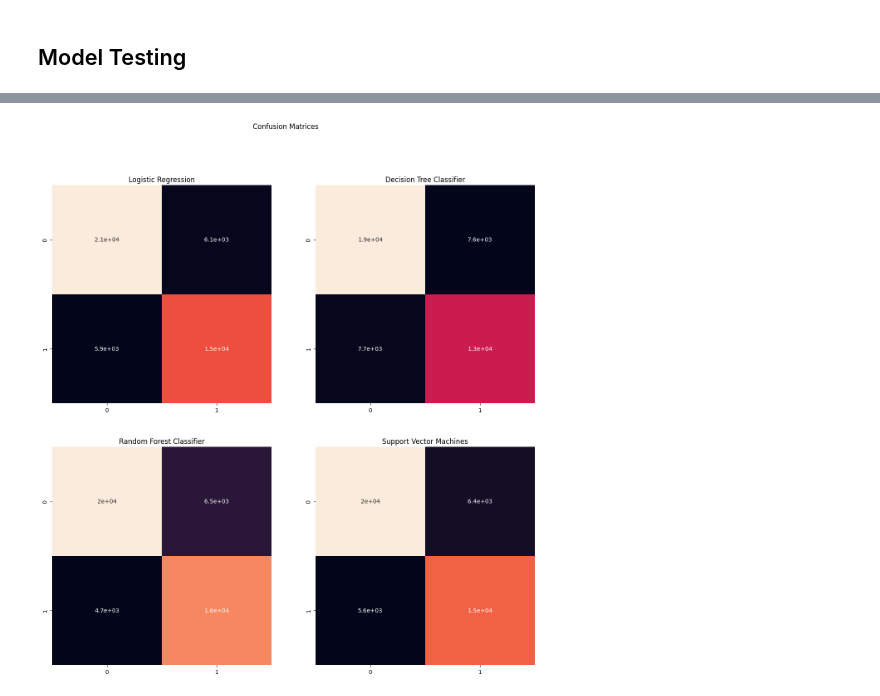
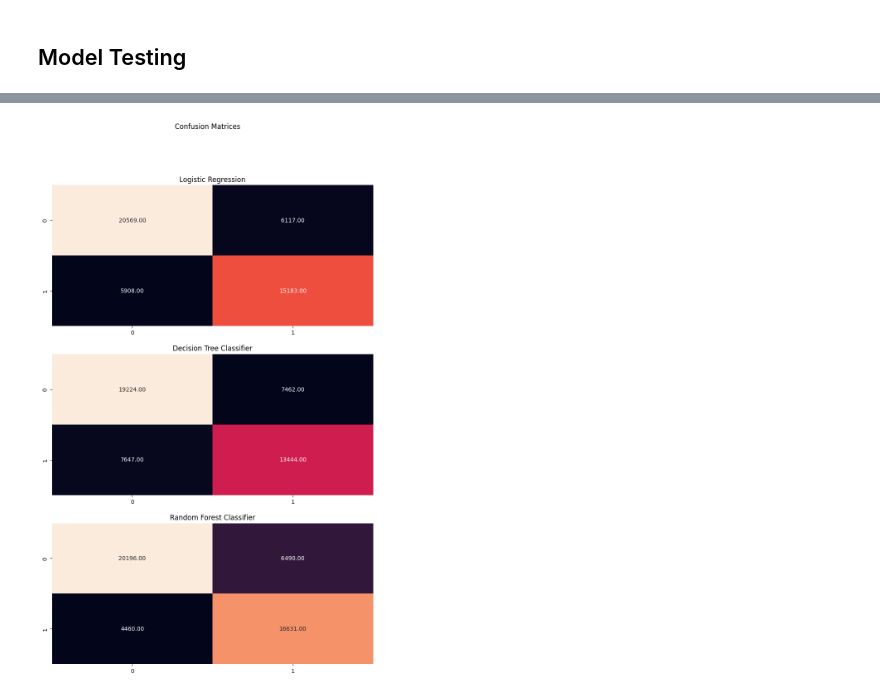
Before and after one commit to Ajinkya-18/Smoker-Detection, a Jupyter notebook: notebooks/smoker_detection.ipynb, the cells around one changed output, grey strips where cells are left out. Saved outputs shown, nothing was run; the diff lists cells and outputs as text; code cells hidden in the pictures.

```diff
--- a/notebooks/smoker_detection.ipynb
+++ b/notebooks/smoker_detection.ipynb
@@ -261,10 +236,12 @@ from sklearn.neighbors import
 # %%
-lr = LogisticRegression()
-dtc = DecisionTreeClassifier()
-rfc = RandomForestClassifier()
-svc = LinearSVC()
+lr = LogisticRegression(penalty='elasticnet', C=1.0, solver='saga', l1_ratio=0.5,
+                        random_state=42, max_iter=10000, n_jobs=5)
+
+dtc = DecisionTreeClassifier(random_state=42)
+
+rfc = RandomForestClassifier(n_estimators=500, bootstrap=True, oob_score=True,
+                             n_jobs=5, random_state=42, verbose=1)
 # %%
 lr.fit(x_train_scaled, y_train)
-dtc.fit(x_train_scaled, y_train)
-rfc.fit(x_train_scaled, y_train)
-svc.fit(x_train_scaled, y_train)
+dtc.fit(x_train, y_train)
+rfc.fit(x_train, y_train)
@@ -273,7 +250,8 @@ LinearSVC()
+# %%
+x_val_scaled = scaler.transform(x_val)
 # %%
 # validating models
 lr_preds = lr.predict(x_val_scaled)
-dtc_preds = dtr.predict(x_val_scaled)
-rfc_preds = rfr.predict(x_val_scaled)
-svc_preds = svc.predict(x_val_scaled)
+dtc_preds = dtc.predict(x_val)
+rfc_preds = rfc.predict(x_val)
 # %%
@@ -343,23 +286,20 @@ svc_cm = confusion_matrix(y_val, svc_preds)
 # %%
-fig, ax = plt.subplots(2,2, figsize=(15, 15))
+fig, ax = plt.subplots(3,1, figsize=(10, 15))
 fig.suptitle('Confusion Matrices')
 
-plt.subplot(2,2, 1)
-sns.heatmap(lr_cm, annot=True, cbar=False, fmt='.2g')
+plt.subplot(3, 1, 1)
+sns.heatmap(lr_cm, annot=True, cbar=False, fmt='.2f')
 plt.title('Logistic Regression')
 
-plt.subplot(2,2, 2)
-sns.heatmap(dtc_cm, annot=True, cbar=False, fmt='.2g')
+plt.subplot(3, 1, 2)
+sns.heatmap(dtc_cm, annot=True, cbar=False, fmt='.2f')
 plt.title('Decision Tree Classifier')
 
-plt.subplot(2,2, 3)
-sns.heatmap(rfc_cm, annot=True, cbar=False, fmt='.2g')
+plt.subplot(3, 1, 3)
+sns.heatmap(rfc_cm, annot=True, cbar=False, fmt='.2f')
 plt.title('Random Forest Classifier')
 
-plt.subplot(2,2, 4)
-sns.heatmap(svc_cm, annot=True, cbar=False, fmt='.2g')
-plt.title('Support Vector Machines')
 
 plt.savefig('../reports/Confusion_Matrices.png')
 # %% [output]
-[figure, old version]
+[figure, new version]
```
Also changed, not shown: parts of 53 cells of this notebook, 8 other files.
